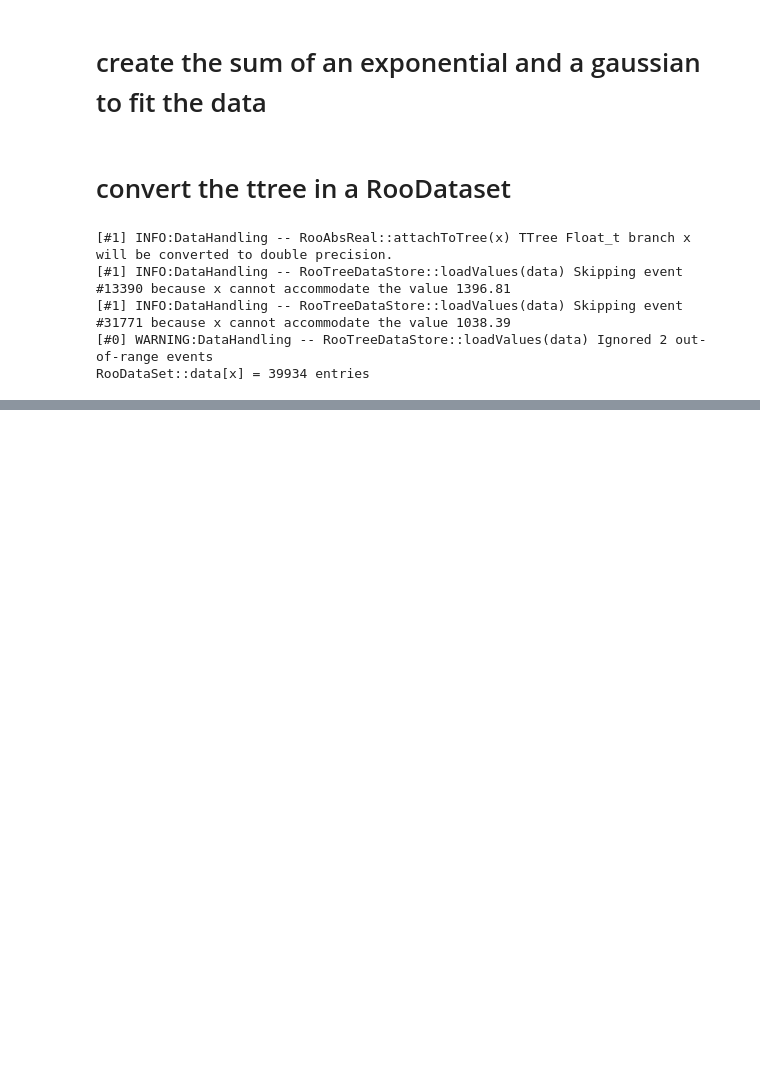
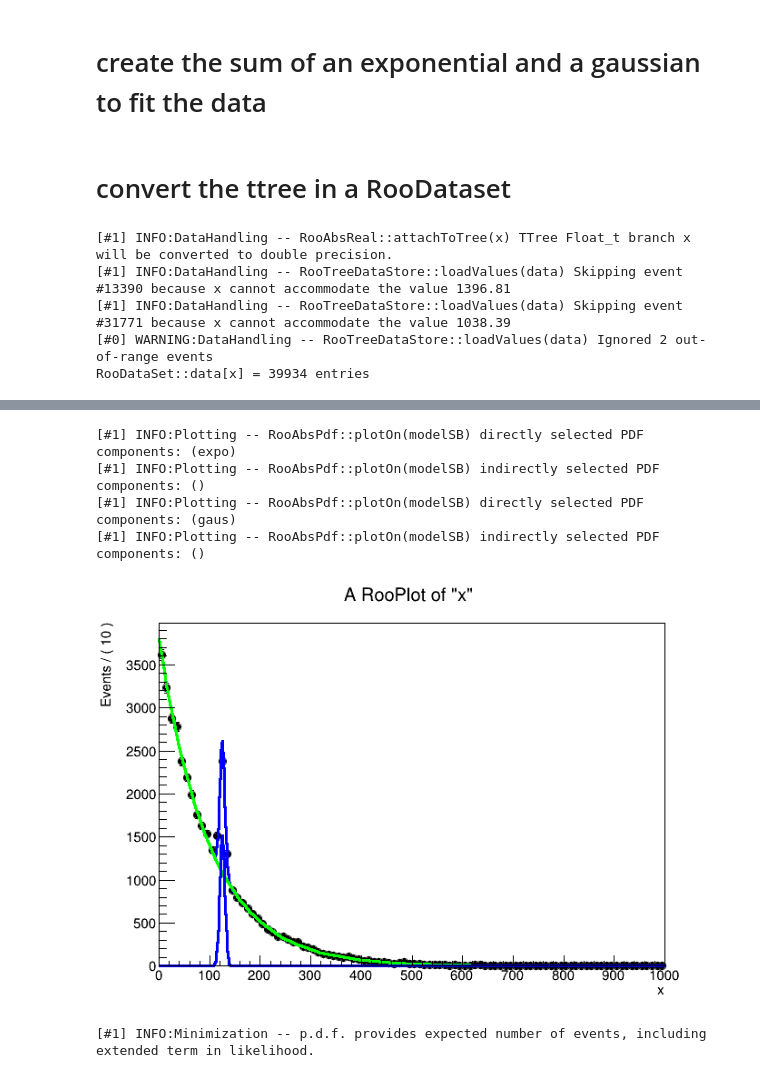
Before and after one commit to lenzip/conda, a Jupyter notebook: fitExpPlusSignal-skeleton.ipynb, the cells around one changed output, grey strips where cells are left out. Drawn from its saved outputs; the diff is of its cells as text; code cells hidden in the pictures; blank space fills up the shorter version.

```diff
--- a/fitExpPlusSignal-skeleton.ipynb
+++ b/fitExpPlusSignal-skeleton.ipynb
@@ -30,3 +30,5 @@ data.Print()
 [#1] INFO:DataHandling -- RooTreeDataStore::loadValues(data) Skipping event #31771 because x cannot accommodate the value 1038.39
 [#0] WARNING:DataHandling -- RooTreeDataStore::loadValues(data) Ignored 2 out-of-range events
 RooDataSet::data[x] = 39934 entries
+# %%
+modelSB.fitTo(data, ROOT.RooFit.Minos(True))
@@ -32,0 +54,19 @@ RooDataSet::data[x] = 39934 entries
+# %%
+frame = x.frame()
+data.plotOn(frame)
+modelSB.plotOn(frame)
+modelSB.plotOn(frame, ROOT.RooFit.Components("expo"), ROOT.RooFit.LineColor(3))
+modelSB.plotOn(frame, ROOT.RooFit.Components("gaus"), ROOT.RooFit.LineColor(4))
+
+frame.Draw()
+ROOT.gPad.Draw()
+# %% [output]
+[#1] INFO:Plotting -- RooAbsPdf::plotOn(modelSB) directly selected PDF components: (expo)
+[#1] INFO:Plotting -- RooAbsPdf::plotOn(modelSB) indirectly selected PDF components: ()
+[#1] INFO:Plotting -- RooAbsPdf::plotOn(modelSB) directly selected PDF components: (gaus)
+[#1] INFO:Plotting -- RooAbsPdf::plotOn(modelSB) indirectly selected PDF components: ()
+[figure, added]
+# %%
+nll = modelSB.createNLL(data)
+# %% [output]
+[#1] INFO:Minimization -- p.d.f. provides expected number of events, including extended term in likelihood.
```
Also changed, not shown: parts of 4 cells of this notebook, 6 other files.
